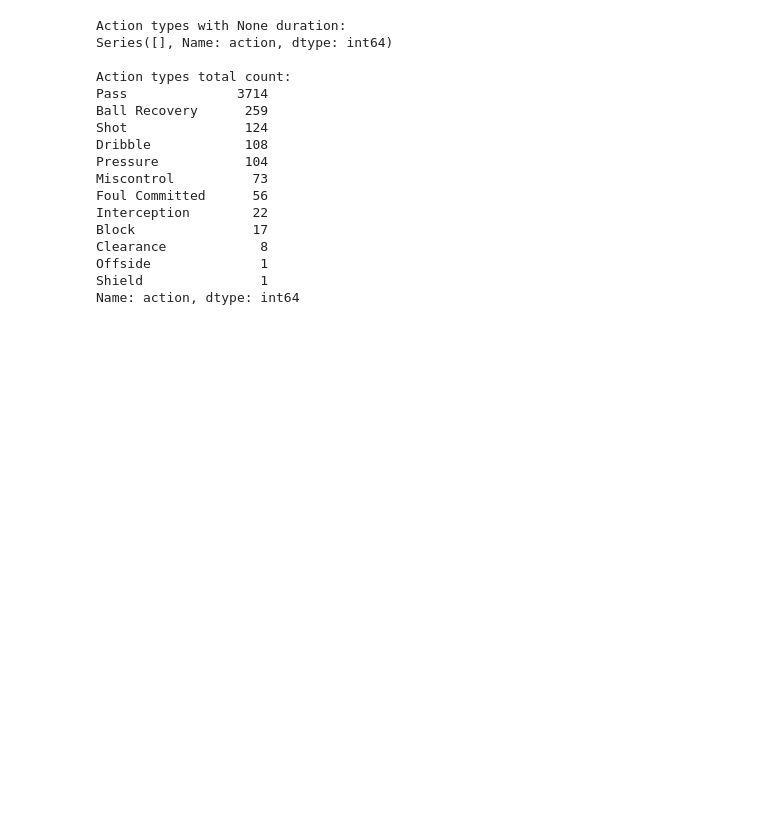
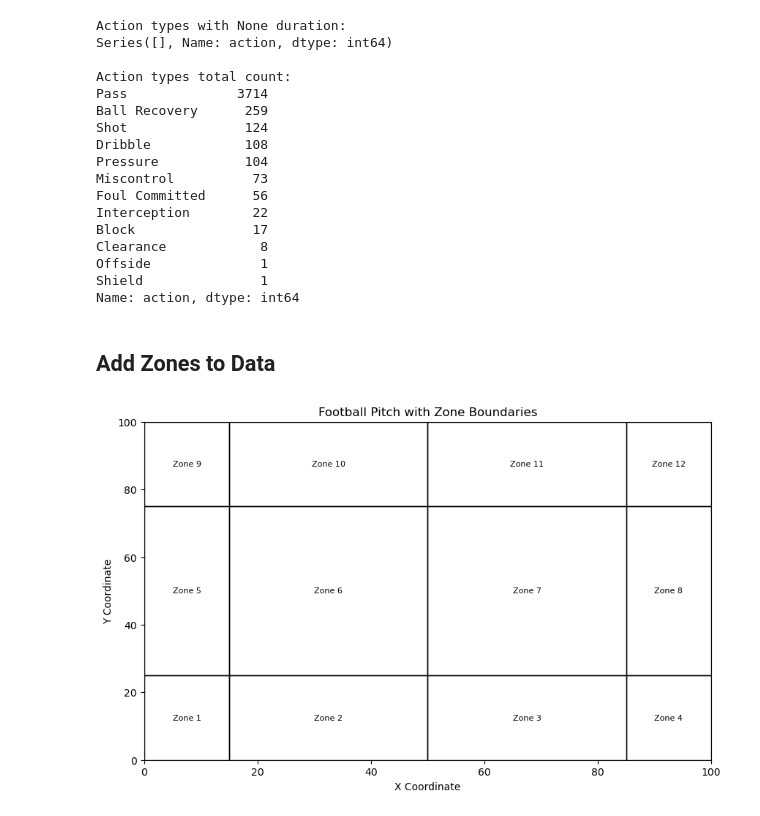
Before and after one commit to ebnerlena/pods_project, a Jupyter notebook: wordcup_data_preprocessing.ipynb, the cells around one changed output. Drawn from its saved outputs; the diff is of its cells as text; code cells hidden in the pictures; blank space fills up the shorter version.

Commit message:
feat: add zones to data

```diff
--- a/wordcup_data_preprocessing.ipynb
+++ b/wordcup_data_preprocessing.ipynb
@@ -53,3 +60,5 @@ Clearance            8
 Offside              1
 Shield               1
 Name: action, dtype: int64
+# %% [markdown]
+## Add Zones to Data
@@ -55,0 +90,37 @@ Name: action, dtype: int64
+# %%
+import matplotlib.pyplot as plt
+import matplotlib.patches as patches
+
+# Create a figure and axis
+fig, ax = plt.subplots(figsize=(10, 6))
+
+# Plot zone boundaries
+for i in range(len(x_boundaries) - 1):
+    for j in range(len(y_boundaries) - 1):
+        x_start, x_end = x_boundaries[i], x_boundaries[i + 1]
+        y_start, y_end = y_boundaries[j], y_boundaries[j + 1]
+
+        # Create a rectangle patch for each zone
+        rect = patches.Rectangle((x_start, y_start), x_end - x_start, y_end - y_start,
+                                 linewidth=1, edgecolor='black', facecolor='none')
+
+        # Add the rectangle to the plot
+        ax.add_patch(rect)
+
+        # Add zone name inside the rectangle
+        zone_name = zone_names[i + j * (len(x_boundaries) - 1)]
+        plt.text((x_start + x_end) / 2, (y_start + y_end) / 2, zone_name,
+                 horizontalalignment='center', verticalalignment='center',
+                 fontsize=8, color='black')
+
+# Customize the plot
+plt.title('Football Pitch with Zone Boundaries')
+plt.xlabel('X Coordinate')
+plt.ylabel('Y Coordinate')
+plt.xlim(0, 100)
+plt.ylim(0, 100)
+
+# Show the plot
+plt.show()
+# %% [output]
+[figure, added]
```
Also changed, not shown: parts of 8 cells of this notebook, 1 other file.
